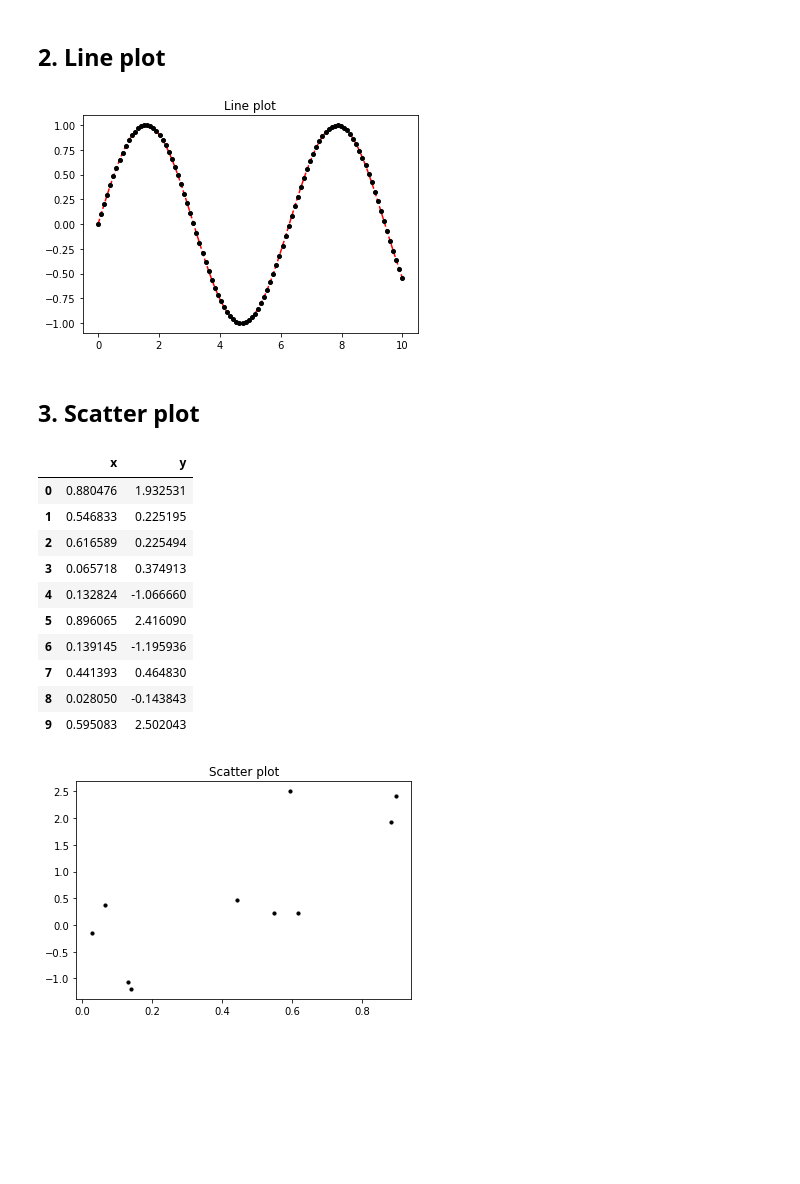
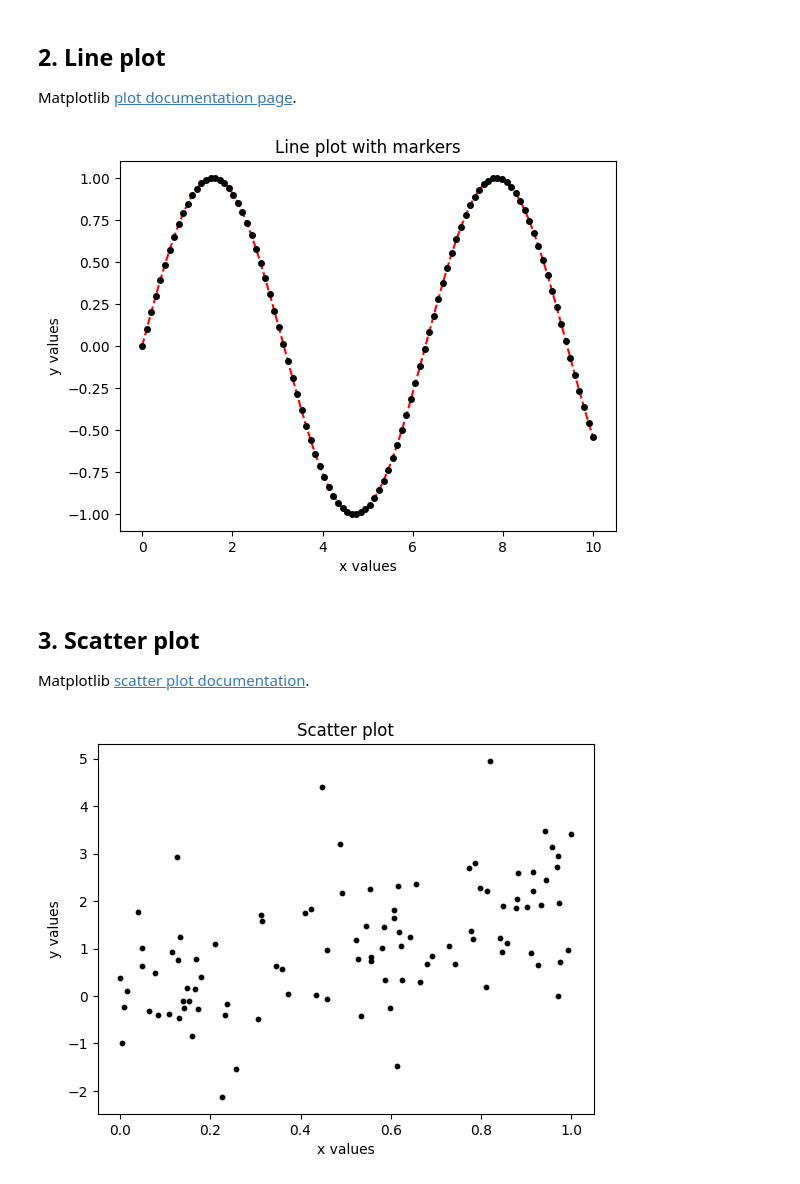
Before and after one commit to pallavitalasila26/FSA_devops, a Jupyter notebook: docs/assets/notebooks/unit2/Lesson_11_demo.ipynb, the cells around one changed output. Saved outputs shown, nothing was run; the diff lists cells and outputs as text; code cells hidden in the pictures; blank space fills up the shorter version.

```diff
--- a/docs/assets/notebooks/unit2/Lesson_11_demo.ipynb
+++ b/docs/assets/notebooks/unit2/Lesson_11_demo.ipynb
@@ -25,3 +28,5 @@ plt.show()
 # %% [markdown]
 ## 2. Line plot
+
+Matplotlib [plot documentation page](https://matplotlib.org/stable/api/_as_gen/matplotlib.pyplot.plot.html).
 # %%
@@ -31,22 +34,27 @@ import numpy as np
 x = np.linspace(0, 10, 100)
 y = np.sin(x)
 # %%
-plt.title('Line plot')
+plt.title('Line plot with markers')
 
 plt.plot(
     x,
     y,
     color='red',
     linestyle='--',
     marker='o',
     markerfacecolor='black',
     markeredgecolor='black',
     markersize=4
 )
 
+plt.xlabel('x values')
+plt.ylabel('y values')
+
 plt.show()
 # %% [output]
-[figure, old version]
+[figure, new version]
 # %% [markdown]
 ## 3. Scatter plot
+
+Matplotlib [scatter plot documentation](https://matplotlib.org/stable/api/_as_gen/matplotlib.pyplot.scatter.html).
 # %%
@@ -55,30 +63,11 @@ y = 2 * x + np.random.randn(10)
-# %%
-import pandas as pd
-
-df = pd.DataFrame({
-    'x': x,
-    'y': y
-})
-
-df
-# %% [output]
-|  | x | y |
-| 0 | 0.880476 | 1.932531 |
-| 1 | 0.546833 | 0.225195 |
-| 2 | 0.616589 | 0.225494 |
-| 3 | 0.065718 | 0.374913 |
-| 4 | 0.132824 | -1.066660 |
-| 5 | 0.896065 | 2.416090 |
-| 6 | 0.139145 | -1.195936 |
-| 7 | 0.441393 | 0.464830 |
-| 8 | 0.028050 | -0.143843 |
-| 9 | 0.595083 | 2.502043 |
 # %%
 plt.title('Scatter plot')
-plt.scatter(df['x'], df['y'], color='black', s=10)
+plt.scatter(x, y, color='black', s=10)
+plt.xlabel('x values')
+plt.ylabel('y values')
 plt.show()
 # %% [output]
-[figure, old version]
+[figure, new version]
 # %% [markdown]
 ## 4. Distribution plots
 
```
Also changed, not shown: parts of 19 cells of this notebook, 1 other file.
